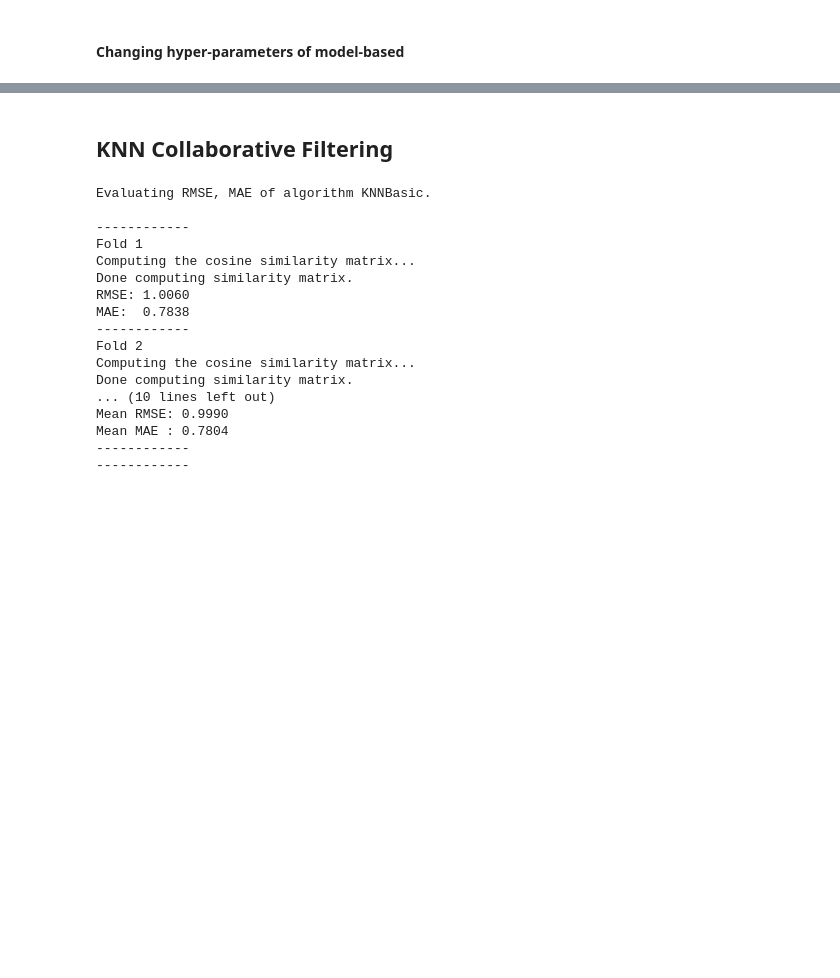
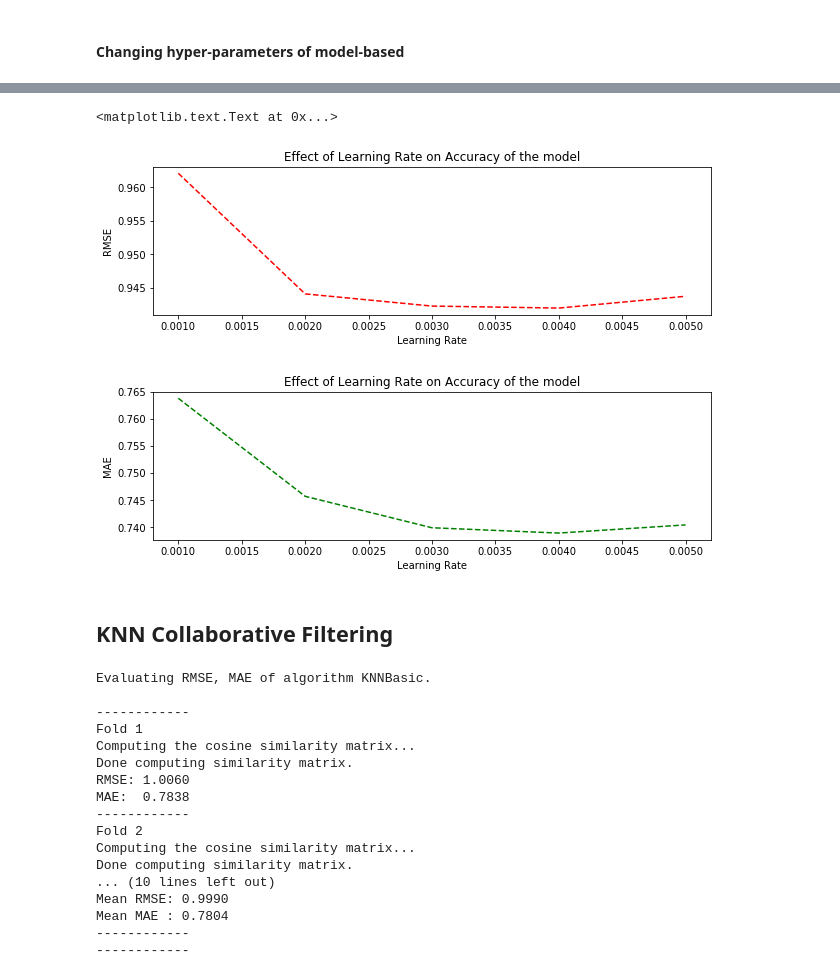
Before and after one commit to tonymngo/personalization_project, a Jupyter notebook: part1_submission.ipynb, the cells around one changed output, grey strips where cells are left out. Saved outputs shown, nothing was run; the diff lists cells and outputs as text; code cells hidden in the pictures; blank space fills up the shorter version.

```diff
--- a/part1_submission.ipynb
+++ b/part1_submission.ipynb
@@ -168,0 +290,12 @@ MAE:  0.7560
+# %%
+param_grid_lr = {'lr_all': [0.001,0.002,0.003,0.004,0.005]}
+grid_search_lr = GridSearch(SVD, param_grid_lr, measures=['RMSE','MAE'])
+grid_search_lr.evaluate(dt)
+results_df = pd.DataFrame.from_dict(grid_search_lr.cv_results)
+rm=[]
+rm=results_df['RMSE']
+mae=[]
+for d in grid_search_lr.cv_results['scores']:
+    mae.append(d['MAE'])
+n_ep=[]
+n_ep=results_df['lr_all']
@@ -169,3 +320,20 @@ MAE:  0.7560
+# %%
+plt.figure(figsize=(10,6))
+plt.subplot(2,1,1)
+plt.plot(n_ep,rm,'r--')
+plt.xlabel('Learning Rate')
+plt.ylabel('RMSE')
+plt.title('Effect of Learning Rate on Accuracy of the model')
+plt.figure(figsize=(10,6))
+plt.subplot(2,1,1)
+plt.plot(n_ep,mae,'g--')
+plt.xlabel('Learning Rate')
+plt.ylabel('MAE')
+plt.title('Effect of Learning Rate on Accuracy of the model')
+# %% [output]
+<matplotlib.text.Text at 0x...>
+[figure, added]
+[figure, added]
 # %% [markdown]
 ## KNN Collaborative Filtering
 # %%
```
Also changed, not shown: parts of 18 cells of this notebook.
